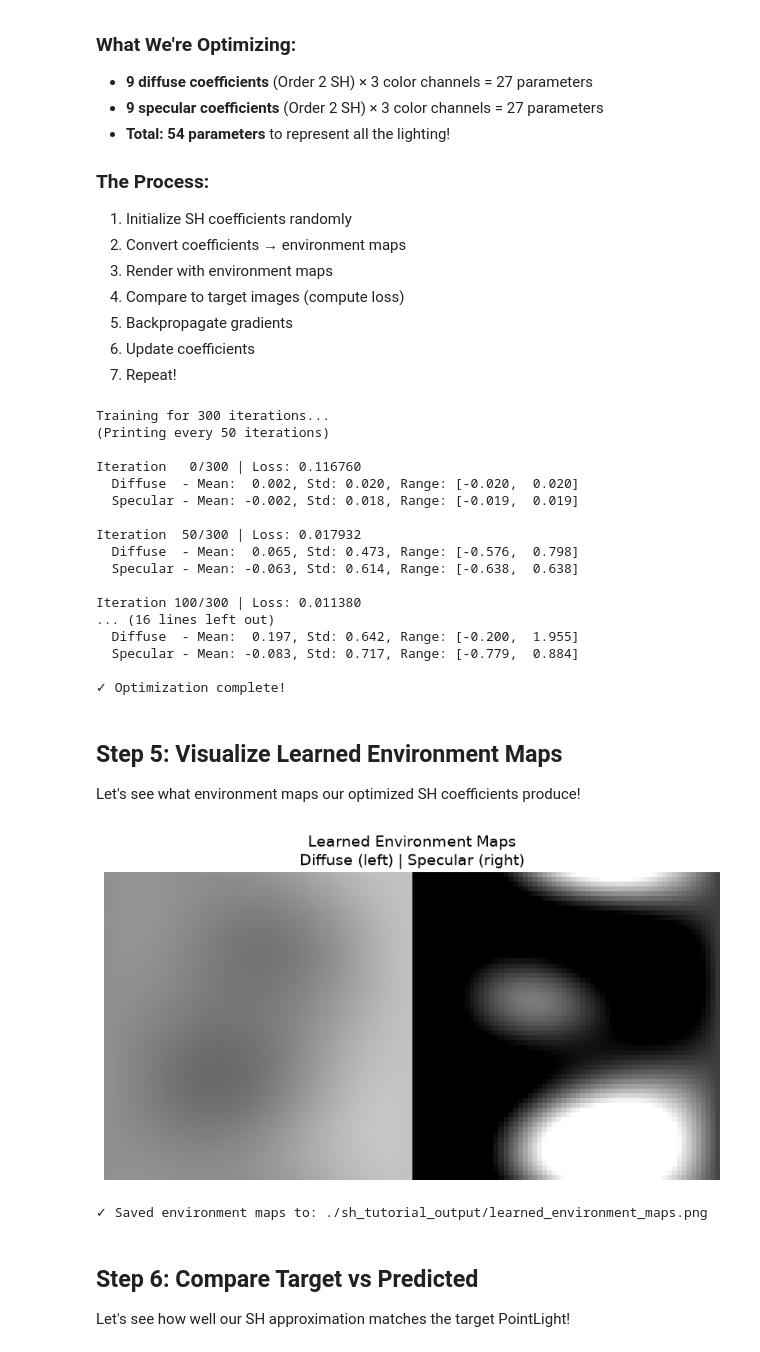
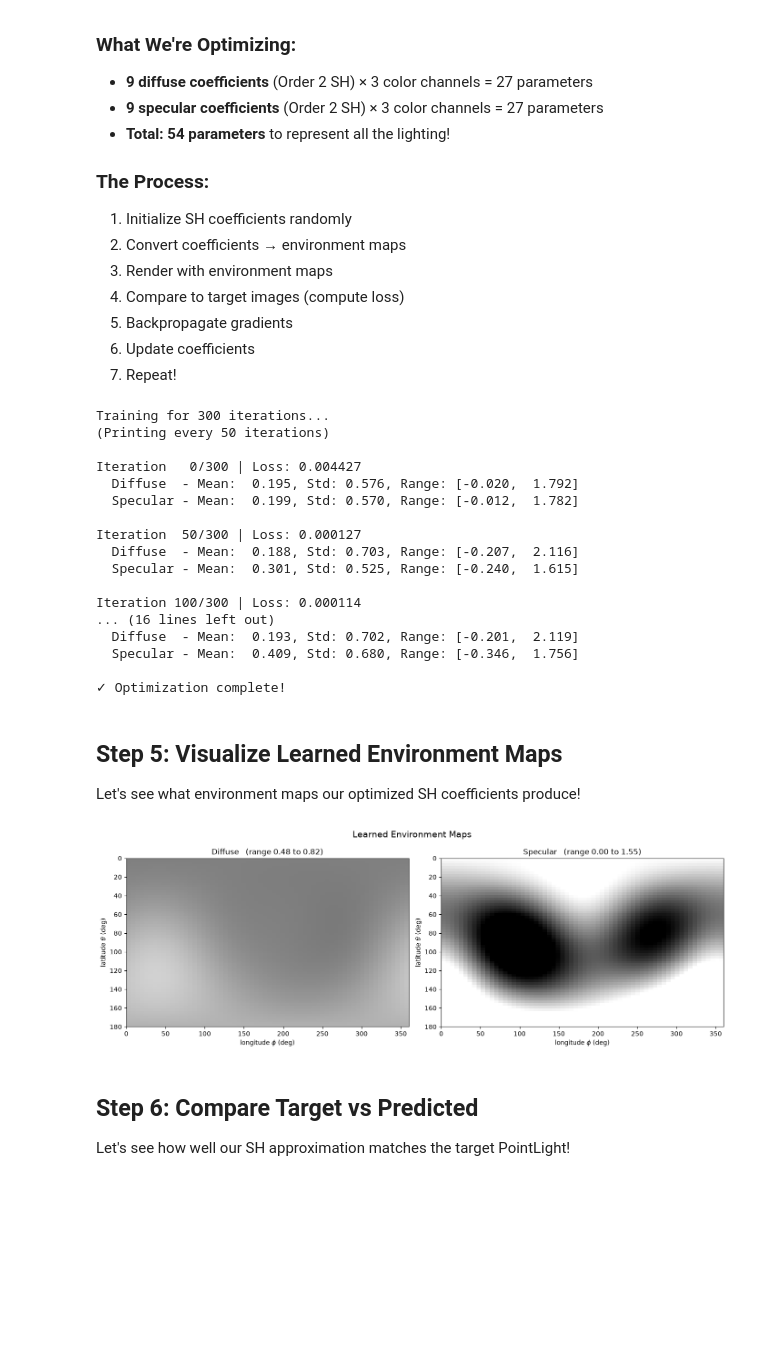
Before and after one commit to PacktPublishing/Neural-Rendering-in-Action, a Jupyter notebook: Chapter5/sh_lighting_tutorial_section3.ipynb, the cells around one changed output. Drawn from its saved outputs; the diff is of its cells as text; code cells hidden in the pictures; blank space fills up the shorter version.

```diff
--- a/Chapter5/sh_lighting_tutorial_section3.ipynb
+++ b/Chapter5/sh_lighting_tutorial_section3.ipynb
@@ -218,14 +235,20 @@ class SphericalHarmonics:
         self.set_environment_map_resolution(env_map_resolution)
 
     def set_environment_map_resolution(self, res):
-        """Setup the spherical coordinate grid for environment map"""
-        res = (res, res)
+        """Set up the equirectangular (lat-long) grid.
+
+        Layout: rows are latitude (theta, 0..pi measured from +Z), columns are
+        longitude (phi, 0..2pi about +Z). Pixel centres sit at (index + 0.5),
+        which is what pairs with align_corners=False in the sampler.
+        """
+        res = (res, res) # (height, width)
         self.resolution = res
-        uv = np.mgrid[0:res[1], 0:res[0]].astype(np.float32)
-        # Theta: polar angle [0, pi]
-        self.theta = torch.from_numpy((math.pi / res[1]) * (uv[1, :, :] + 0.5)).to(self.device)
-        # Phi: azimuthal angle [0, 2*pi]
-        self.phi = torch.from_numpy((2 * math.pi / res[0]) * (uv[0, :, :] + 0.5)).to(self.device)
+        height, width = res
+        uv = np.mgrid[0:height, 0:width].astype(np.float32)   # uv[0]=row, uv[1]=col
+        # Theta: polar angle [0, pi]  -> rows
+        self.theta = torch.from_numpy((math.pi / height) * (uv[0, :, :] + 0.5)).to(self.device)
+        # Phi: azimuthal angle [0, 2*pi] -> columns
+        self.phi = torch.from_numpy((2 * math.pi / width) * (uv[1, :, :] + 0.5)).to(self.device)
 
     def compute_associated_legendre_polynomial(self, l, m, x):
         """Compute associated Legendre polynomial P_l^m(x)"""
@@ -480,8 +551,8 @@ for iter in range(num_iters + 1):
     optimizer.zero_grad()
 
     # Convert SH coefficients to environment maps
-    diffuse_envmap = sh.convert_sh_to_environment_map(diffuse_sh_coefs).clip(0, 1)
-    specular_envmap = sh.convert_sh_to_environment_map(specular_sh_coefs).clip(0, 1)
+    diffuse_envmap = sh.convert_sh_to_environment_map(diffuse_sh_coefs)
+    specular_envmap = sh.convert_sh_to_environment_map(specular_sh_coefs)
 
     # Render with SH lighting
     pred_images = renderer(meshes,
@@ -514,40 +585,38 @@ print("✓ Optimization complete!")
 Training for 300 iterations...
 (Printing every 50 iterations)
 
-Iteration   0/300 | Loss: 0.116760
-  Diffuse  - Mean:  0.002, Std: 0.020, Range: [-0.020,  0.020]
-  Specular - Mean: -0.002, Std: 0.018, Range: [-0.019,  0.019]
+Iteration   0/300 | Loss: 0.004427
+  Diffuse  - Mean:  0.195, Std: 0.576, Range: [-0.020,  1.792]
+  Specular - Mean:  0.199, Std: 0.570, Range: [-0.012,  1.782]
 
-Iteration  50/300 | Loss: 0.017932
-  Diffuse  - Mean:  0.065, Std: 0.473, Range: [-0.576,  0.798]
-  Specular - Mean: -0.063, Std: 0.614, Range: [-0.638,  0.638]
+Iteration  50/300 | Loss: 0.000127
+  Diffuse  - Mean:  0.188, Std: 0.703, Range: [-0.207,  2.116]
+  Specular - Mean:  0.301, Std: 0.525, Range: [-0.240,  1.615]
 
-Iteration 100/300 | Loss: 0.011380
+Iteration 100/300 | Loss: 0.000114
 ... (16 lines left out)
-  Diffuse  - Mean:  0.197, Std: 0.642, Range: [-0.200,  1.955]
-  Specular - Mean: -0.083, Std: 0.717, Range: [-0.779,  0.884]
+  Diffuse  - Mean:  0.193, Std: 0.702, Range: [-0.201,  2.119]
+  Specular - Mean:  0.409, Std: 0.680, Range: [-0.346,  1.756]
 
 ✓ Optimization complete!
 # %% [markdown]
 ## Step 5: Visualize Learned Environment Maps
 
 Let's see what environment maps our optimized SH coefficients produce!
-# %%
-# Save environment maps
-envmap_combined = torch.cat([diffuse_envmap, specular_envmap], dim=-2).squeeze().permute(2, 0, 1)
-
-plt.figure(figsize=(10, 10))
-plt.imshow(envmap_combined.detach().cpu().numpy().transpose(1, 2, 0))
-plt.axis("off")
-plt.title("Learned Environment Maps\nDiffuse (left) | Specular (right)", fontsize=14)
-plt.savefig(os.path.join(output_dir, "learned_environment_maps.png"),
-           dpi=150, bbox_inches='tight')
-plt.show()
-
-print(f"✓ Saved environment maps to: {output_dir}/learned_environment_maps.png")
-# %% [output]
-[figure, removed]
-✓ Saved environment maps to: ./sh_tutorial_output/learned_environment_maps.png
+# %%
+# Save environment maps
+fig, axes = plt.subplots(1, 2, figsize=(14, 5))
+for ax, m, name in ((axes[0], diffuse_envmap, "Diffuse"),
+                    (axes[1], specular_envmap, "Specular")):
+    img = m.squeeze().detach().cpu().numpy()
+    ax.imshow(np.clip(img, 0, 1), extent=[0, 360, 180, 0], aspect="auto")
+    ax.set_title(f"{name}   (range {img.min():.2f} to {img.max():.2f})")
+    ax.set_xlabel("longitude $\\phi$ (deg)")
+    ax.set_ylabel("latitude $\\theta$ (deg)")
+plt.suptitle("Learned Environment Maps", fontsize=14)
+plt.tight_layout()
+# %% [output]
+[figure, added]
 # %% [markdown]
 ## Step 6: Compare Target vs Predicted
 
```
Also changed, not shown: parts of 4 cells of this notebook, 3 other files.
